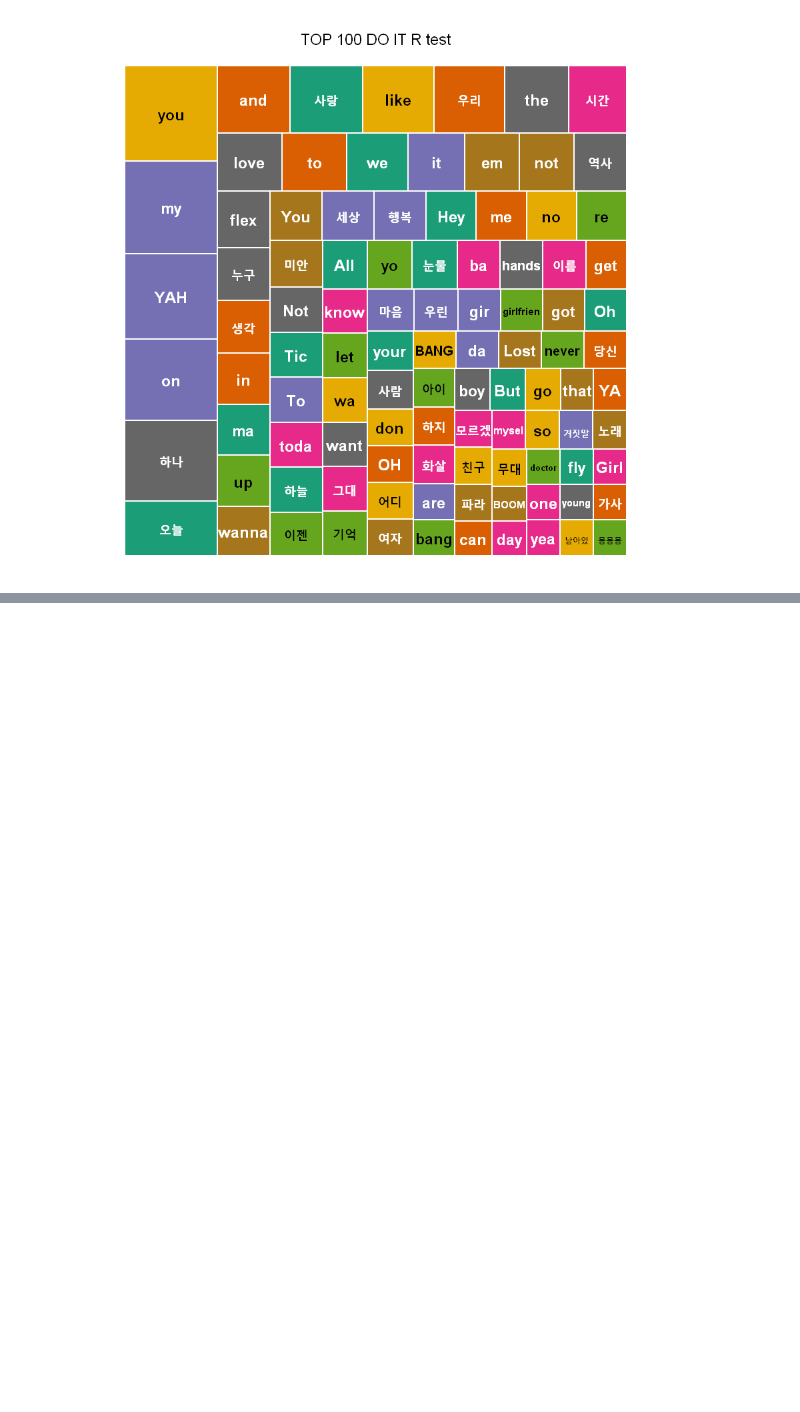
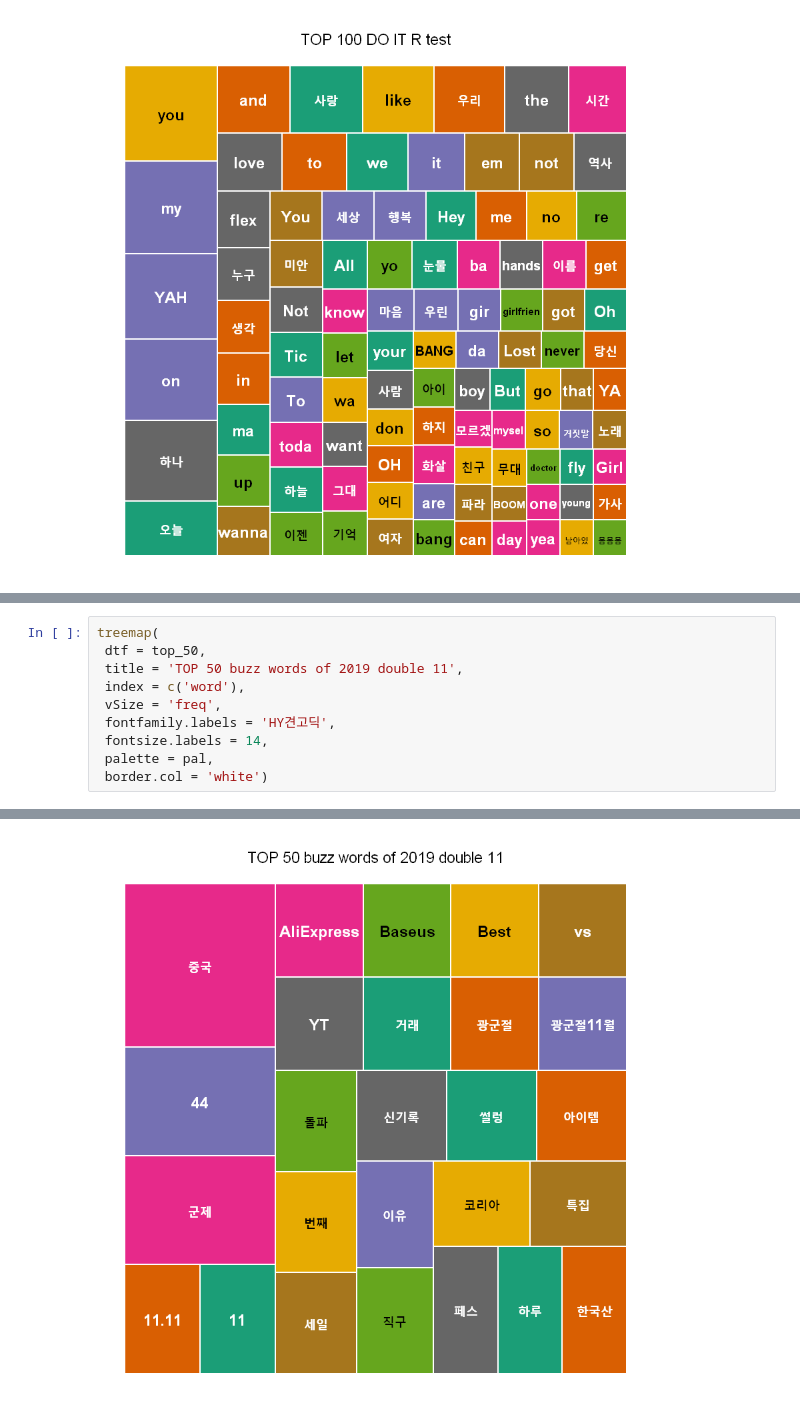
Before and after one commit to seunghuilee91/Rscraping1, a Jupyter notebook: Untitled.ipynb, the cells around one changed output, grey strips where cells are left out. Saved outputs shown, nothing was run; the diff lists cells and outputs as text; blank space fills up the shorter version.

```diff
--- a/Untitled.ipynb
+++ b/Untitled.ipynb
@@ -178,0 +308,11 @@ Warning message:
+# %%
+treemap(
+ dtf = top_50,
+ title = 'TOP 50 buzz words of 2019 double 11',
+ index = c('word'),
+ vSize = 'freq',
+ fontfamily.labels = 'HY견고딕',
+ fontsize.labels = 14,
+ palette = pal,
+ border.col = 'white')
+# %% [output]
@@ -178,0 +321 @@ Warning message:
+[figure, added]
```
Also changed, not shown: parts of 20 cells of this notebook.
